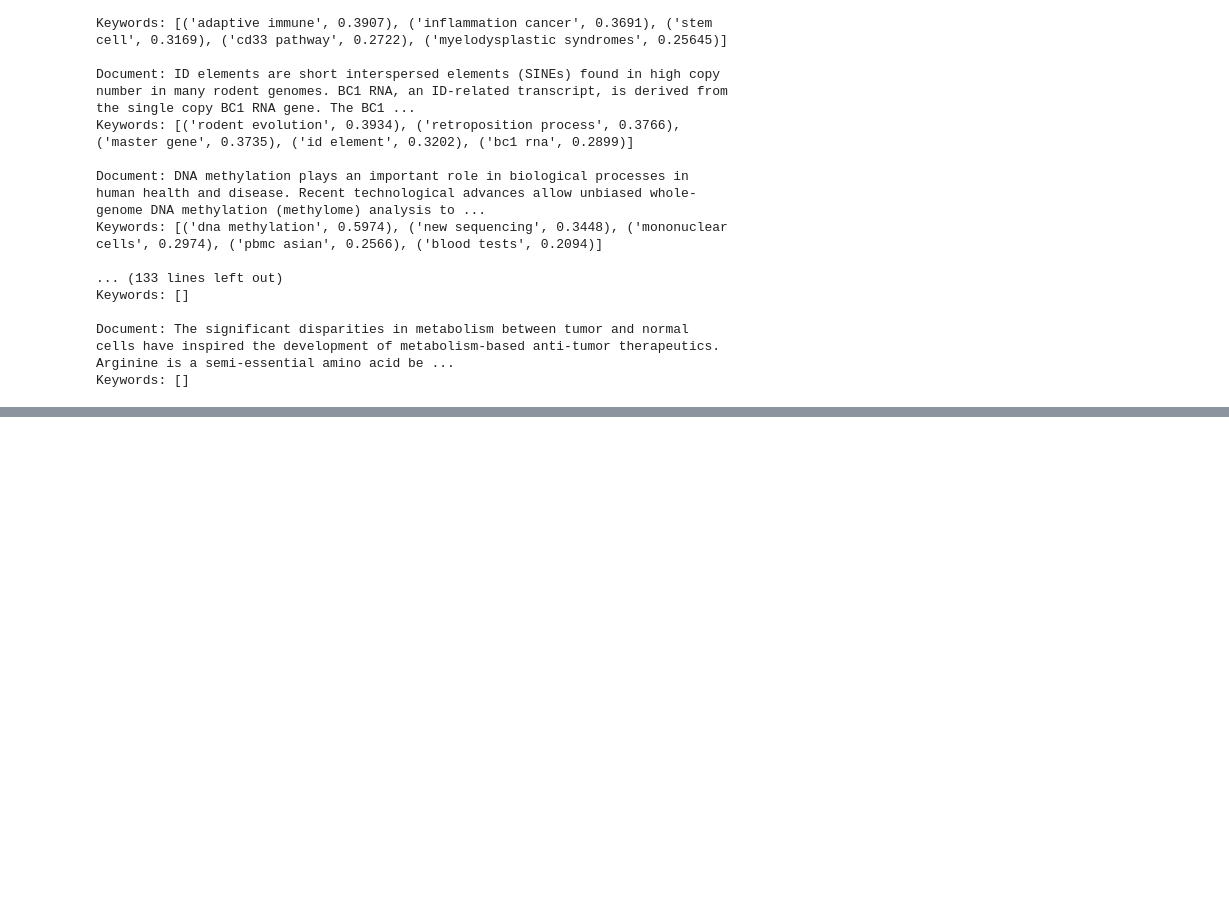
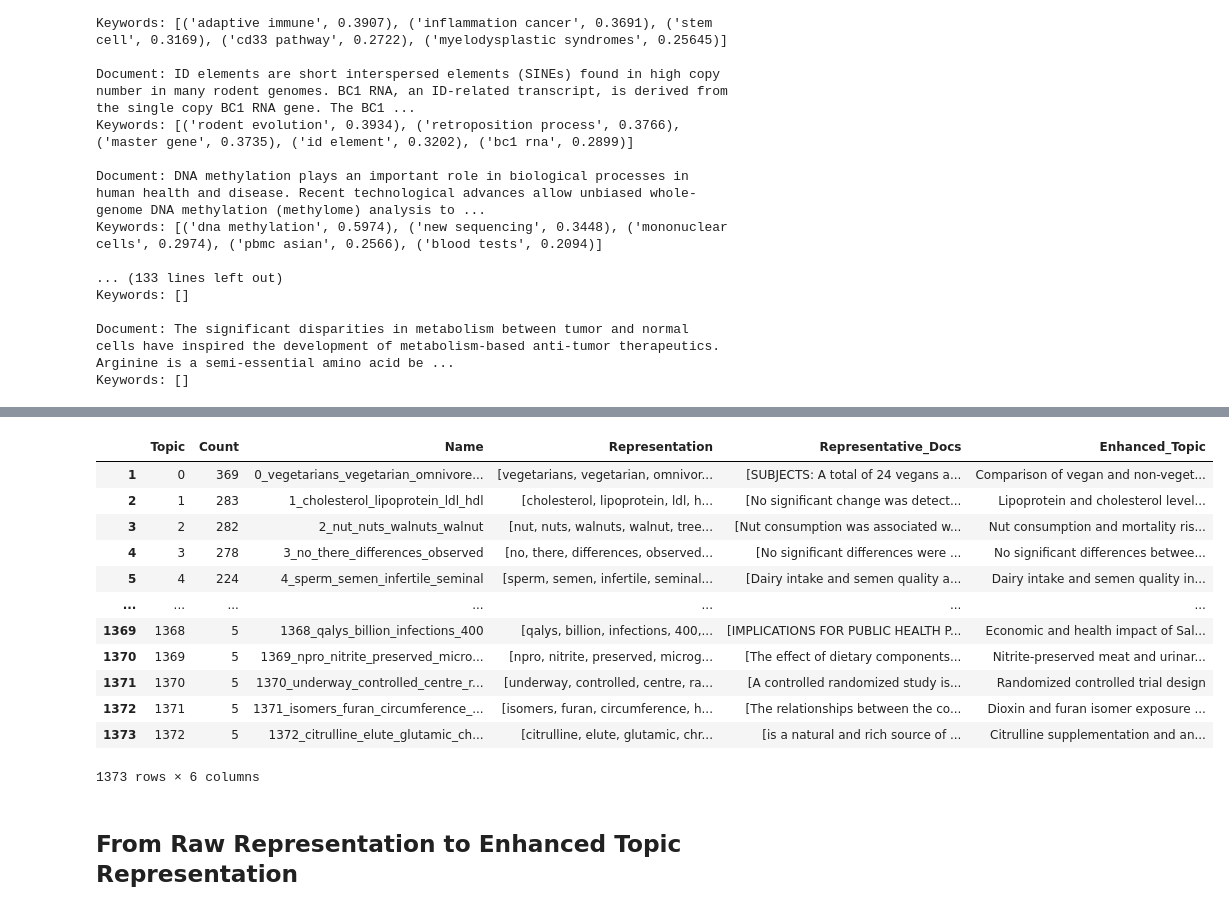
Before and after one commit to Brian-Konr/d2qplus, a Jupyter notebook: playground/topic_modeling.ipynb, the cells around one changed output, grey strips where cells are left out. Cells and saved outputs as stored; diff of their text form; code cells hidden in the pictures; blank space fills up the shorter version.

```diff
--- a/playground/topic_modeling.ipynb
+++ b/playground/topic_modeling.ipynb
@@ -273,0 +596,10 @@ Keywords: []
+# %%
+import json
+topics_for_few_shot = []
+
+with open("/home/guest/r12922050/GitHub/d2qplus/data/nfcorpus/topics/topics_for_few_shot.jsonl", "r") as f:
+    for line in f:
+        topic = json.loads(line)
+        topics_for_few_shot.append(topic)
+
+topics_for_few_shot
@@ -273,0 +624,15 @@ Keywords: []
+# %%
+prompts = []
+
+for topic in topics_for_few_shot:
+    topic = topic['Topic']
+    words = topic['Representation']
+    words = " ".join(words)
+    sentences = "\n".join([f"- {sent}" for sent in topic['Representative_Docs']])
+    prompt = DEFAULT_CHAT_PROMPT.replace("[DOCUMENTS]", sentences).replace("[KEYWORDS]", words)
+    prompts.append(prompt)
+
+# save the prompts to a file
+with open("/home/guest/r12922050/GitHub/d2qplus/data/nfcorpus/topics/prompts.txt", "w") as f:
+    for prompt in prompts:
+        f.write(prompt + "\n\n")
@@ -273,0 +660,27 @@ Keywords: []
+# %%
+import pandas as pd
+enhanced_topic_pickle_path = "/home/guest/r12922050/GitHub/d2qplus/data/nfcorpus/topics/enhanced_topic_model_info.pickle"
+enhanced_df = pd.read_pickle(enhanced_topic_pickle_path)
+
+enhanced_df = enhanced_df[enhanced_df['Topic'] != -1]
+# %%
+# current Enhanced_Topic column has "topic: " prefix, use regex to remove it
+import re
+def remove_topic_prefix(topic):
+    return re.sub(r"topic: ", "", topic)
+enhanced_df['Enhanced_Topic'] = enhanced_df['Enhanced_Topic'].apply(remove_topic_prefix)
+enhanced_df
+# %% [output]
+|  | Topic | Count | Name | Representation | Representative_Docs | Enhanced_Topic |
+| 1 | 0 | 369 | 0_vegetarians_vegetarian_omnivore... | [vegetarians, vegetarian, omnivor... | [SUBJECTS: A total of 24 vegans a... | Comparison of vegan and non-veget... |
+| 2 | 1 | 283 | 1_cholesterol_lipoprotein_ldl_hdl | [cholesterol, lipoprotein, ldl, h... | [No significant change was detect... | Lipoprotein and cholesterol level... |
+| 3 | 2 | 282 | 2_nut_nuts_walnuts_walnut | [nut, nuts, walnuts, walnut, tree... | [Nut consumption was associated w... | Nut consumption and mortality ris... |
+| 4 | 3 | 278 | 3_no_there_differences_observed | [no, there, differences, observed... | [No significant differences were ... | No significant differences betwee... |
+| 5 | 4 | 224 | 4_sperm_semen_infertile_seminal | [sperm, semen, infertile, seminal... | [Dairy intake and semen quality a... | Dairy intake and semen quality in... |
+| ... | ... | ... | ... | ... | ... | ... |
+| 1369 | 1368 | 5 | 1368_qalys_billion_infections_400 | [qalys, billion, infections, 400,... | [IMPLICATIONS FOR PUBLIC HEALTH P... | Economic and health impact of Sal... |
+| 1370 | 1369 | 5 | 1369_npro_nitrite_preserved_micro... | [npro, nitrite, preserved, microg... | [The effect of dietary components... | Nitrite-preserved meat and urinar... |
+| 1371 | 1370 | 5 | 1370_underway_controlled_centre_r... | [underway, controlled, centre, ra... | [A controlled randomized study is... | Randomized controlled trial design |
+| 1372 | 1371 | 5 | 1371_isomers_furan_circumference_... | [isomers, furan, circumference, h... | [The relationships between the co... | Dioxin and furan isomer exposure ... |
+| 1373 | 1372 | 5 | 1372_citrulline_elute_glutamic_ch... | [citrulline, elute, glutamic, chr... | [is a natural and rich source of ... | Citrulline supplementation and an... |
+1373 rows × 6 columns
@@ -273,0 +689,2 @@ Keywords: []
+# %% [markdown]
+## From Raw Representation to Enhanced Topic Representation
```
Also changed, not shown: parts of 25 cells of this notebook, 49 other files.
